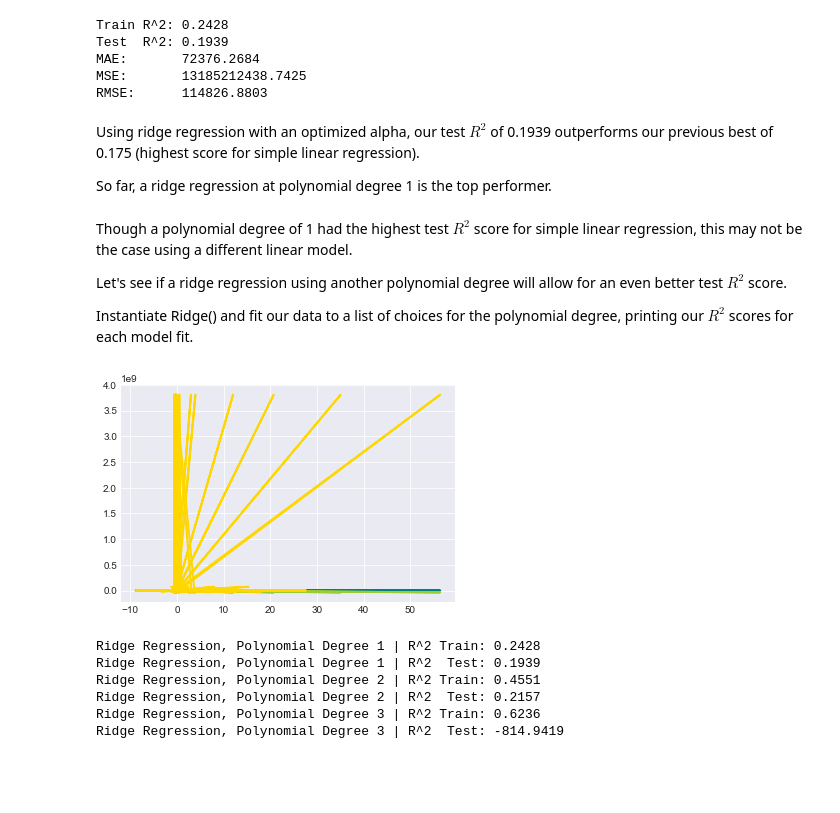
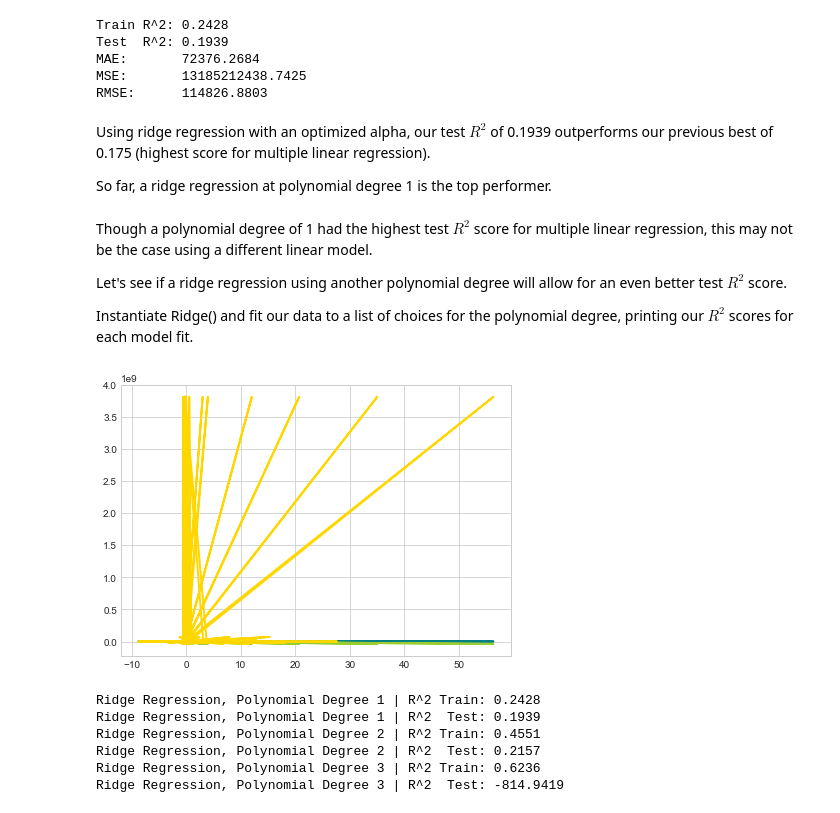
Before and after one commit to cyaris/charities_in_the_united_states, a Jupyter notebook: Linear Models with US Charities.ipynb, the cells around one changed output. Cells and saved outputs as stored; diff of their text form; code cells hidden in the pictures; blank space fills up the shorter version.

```diff
--- a/Linear Models with US Charities.ipynb
+++ b/Linear Models with US Charities.ipynb
@@ -215,12 +233,14 @@ At 0.175, our Test $R^2$ score is very low.
 from sklearn.pipeline import make_pipeline
 from sklearn.preprocessing import PolynomialFeatures
 # %%
-lw = 2
+sns.set_style("whitegrid")
+plt.figure(figsize = (7, 5))
+
 colors = ['teal', 'yellowgreen', 'gold']
 for i, degree in enumerate([1, 2, 3]):
     model = make_pipeline(PolynomialFeatures(degree), LinearRegression())
     model.fit(X_train_scaled, y_train)
     y_pred = model.predict(X_test_scaled)
-    plt.plot(X_test_scaled, y_pred, color = colors[i], linewidth = lw,
-             label="degree %d" % degree)
+    plt.plot(X_test_scaled, y_pred, color = colors[i], lw = 2,
+             label = "degree %d" % degree)
 # %% [output]
@@ -234,10 +254,9 @@ for n in n:
     linreg = LinearRegression()
     linreg = linreg.fit(X_poly_train, y_train)
     y_pred = linreg.predict(poly.fit_transform(X_test_scaled))
-#     print('Simple Linear Regression, Polynomial Degree {} | coeff (w):\n{}'.format(n, linreg.coef_.round(4)))
-#     print('Simple Linear Regression, Polynomial Degree {} |  intercept (b): {:.4f}'.format(n, linreg.intercept_.round(4)))
-    print('Simple Linear Regression, Polynomial Degree {} | R^2 Train: {:.4f}'.format(n, linreg.score(X_poly_train, y_train).round(4)))
-    print('Simple Linear Regression, Polynomial Degree {} | R^2  Test: {:.4f}'.format(n, linreg.score(poly.fit_transform(X_test_scaled), y_test).round(4)))
-    title = 'Simple Linear Regression, Polynomial Degree {}'.format(n)
+#     print('Multiple Linear Regression, Polynomial Degree {} | coeff (w):\n{}'.format(n, linreg.coef_.round(4)))
+#     print('Multiple Linear Regression, Polynomial Degree {} |  intercept (b): {:.4f}'.format(n, linreg.intercept_.round(4)))
+    print('Multiple Linear Regression, Polynomial Degree {} | R^2 Train: {:.4f}'.format(n, linreg.score(X_poly_train, y_train).round(4)))
+    print('Multiple Linear Regression, Polynomial Degree {} | R^2  Test: {:.4f}'.format(n, linreg.score(poly.fit_transform(X_test_scaled), y_test).round(4)))
     i+=1
 # %% [output]
@@ -334,3 +353,16 @@ Let's instantiate Ridge(), choosing the alpha value that produced the highest te
 linridge = Ridge(alpha = 1100)
 linridge.fit(X_train_scaled, y_train)
 y_pred = linridge.predict(X_test_scaled)
+# %%
+print('{} test values and {} predicted values are above 700,000 and not included in the visualization.' \
+      .format(len(y_test[y_test >= 700000]), len(y_pred[y_pred >= 700000])))
+
+sns.set_style("whitegrid")
+plt.figure(figsize = (10, 6))
+
+plt.hist(y_test, bins = 50, alpha = 0.7)
+plt.hist(y_pred, bins = 50, alpha = 0.7)
+plt.xlabel('Compensation Leader Income')
+plt.ylabel('Number of Charities')
+plt.legend(['Tested Values', 'Predicted Values'], loc = 'best')
+plt.xlim(0, 700000);
@@ -404,26 +441,28 @@ MAE:       72376.2684
 MSE:       13185212438.7425
 RMSE:      114826.8803
 # %% [markdown]
-Using ridge regression with an optimized alpha, our test $R^2$ of 0.1939 outperforms our previous best of 0.175 (highest score for simple linear regression).
+Using ridge regression with an optimized alpha, our test $R^2$ of 0.1939 outperforms our previous best of 0.175 (highest score for multiple linear regression).
 
 So far, a ridge regression at polynomial degree 1 is the top performer.
 # %% [markdown]
-Though a polynomial degree of 1 had the highest test $R^2$ score for simple linear regression, this may not be the case using a different linear model.
+Though a polynomial degree of 1 had the highest test $R^2$ score for multiple linear regression, this may not be the case using a different linear model.
 
 Let's see if a ridge regression using another polynomial degree will allow for an even better test $R^2$ score.
 
 Instantiate Ridge() and fit our data to a list of choices for the polynomial degree, printing our $R^2$ scores for each model fit.
 # %%
-lw = 2
+sns.set_style("whitegrid")
+plt.figure(figsize = (7, 5))
+
 colors = ['teal', 'yellowgreen', 'gold']
 for i, degree in enumerate([1, 2, 3]):
     model = make_pipeline(PolynomialFeatures(degree), Ridge())
     model.fit(X_train_scaled, y_train)
     y_pred = model.predict(X_test_scaled)
-    plt.plot(X_test_scaled, y_pred, color = colors[i], linewidth = lw,
-             label="degree %d" % degree)
+    plt.plot(X_test_scaled, y_pred, color = colors[i], lw = 2,
+             label = "degree %d" % degree)
 # %% [output]
-[figure, old version]
+[figure, new version]
 # %%
 n = [1, 2, 3]
 i = 0
```
Also changed, not shown: parts of 29 cells of this notebook.
